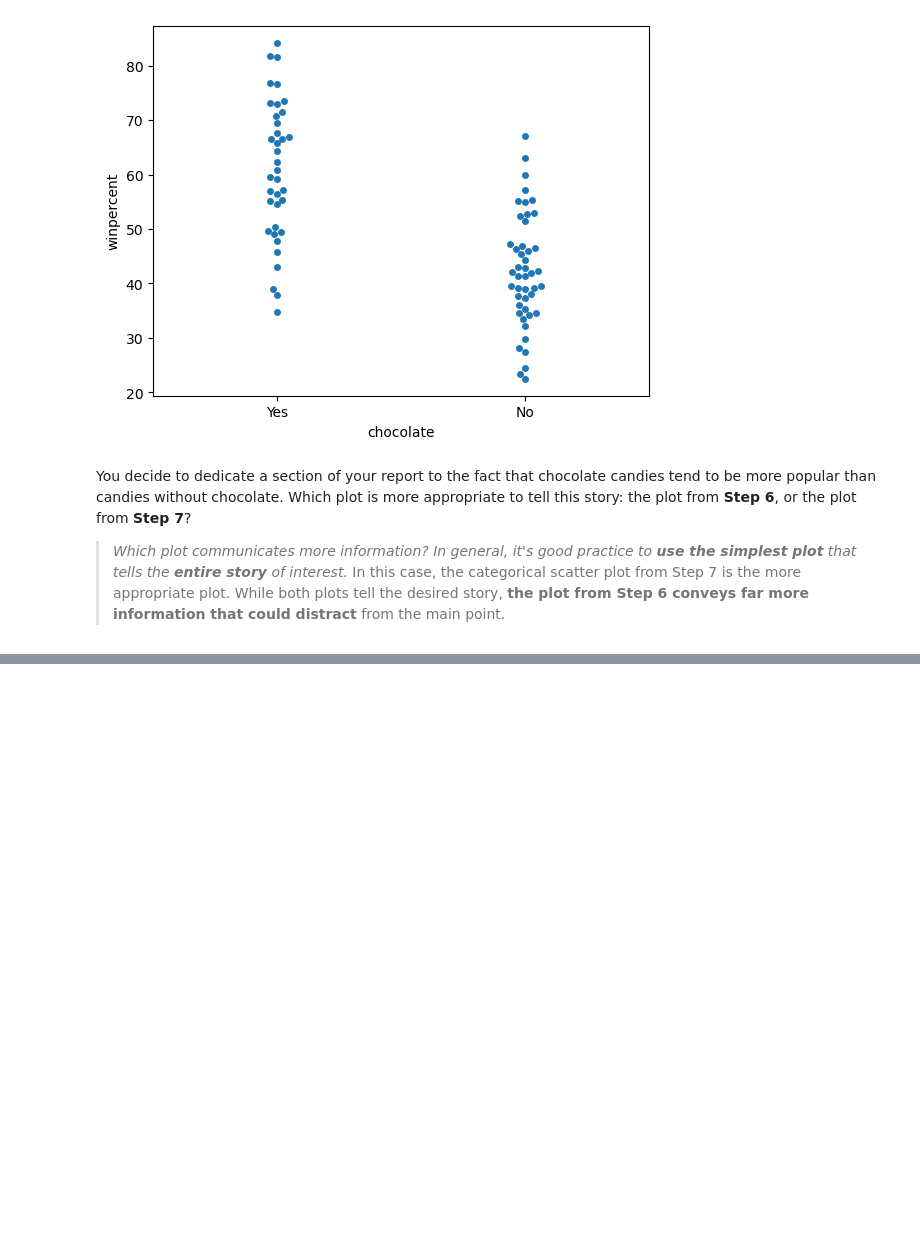
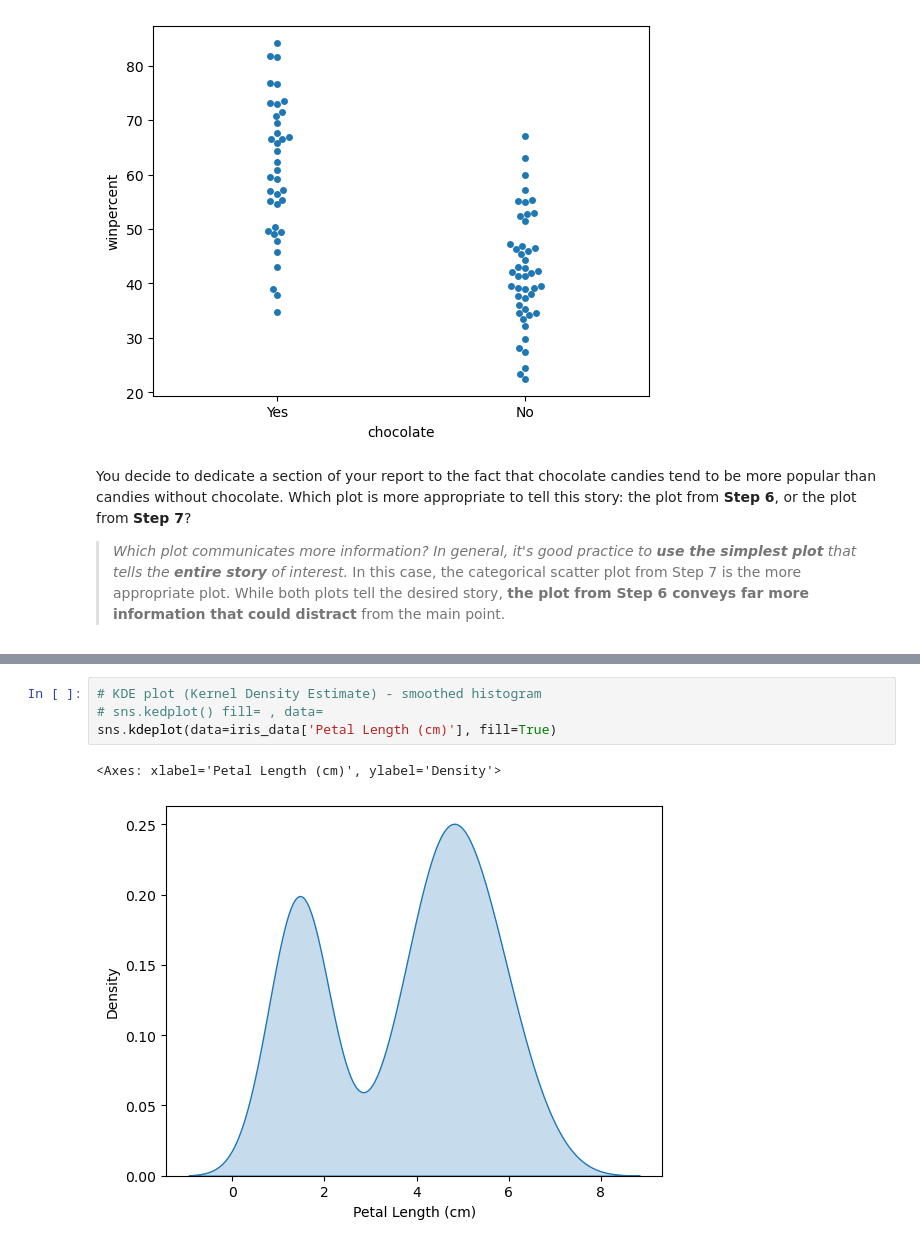
Before and after one commit to albert-joonyoung-park/kaggle-lessons, a Jupyter notebook: kaggle-data-visualization.ipynb, the cells around one changed output, grey strips where cells are left out. Drawn from its saved outputs; the diff is of its cells as text; blank space fills up the shorter version.

```diff
--- a/kaggle-data-visualization.ipynb
+++ b/kaggle-data-visualization.ipynb
@@ -310,0 +350,7 @@ You decide to dedicate a section of your report to the fact that chocolate candi
+# %%
+# KDE plot (Kernel Density Estimate) - smoothed histogram
+# sns.kedplot() fill= , data=
+sns.kdeplot(data=iris_data['Petal Length (cm)'], fill=True)
+# %% [output]
+<Axes: xlabel='Petal Length (cm)', ylabel='Density'>
+[figure, added]
```
Also changed, not shown: parts of 49 cells of this notebook.
